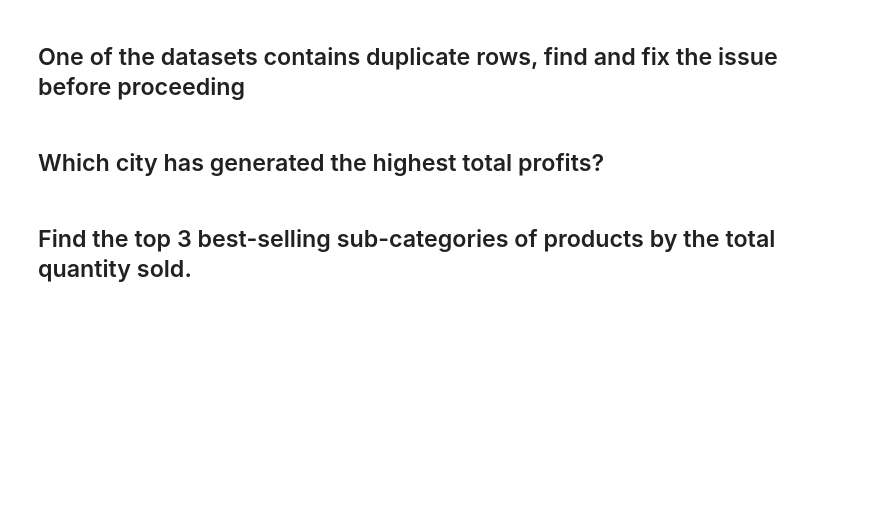
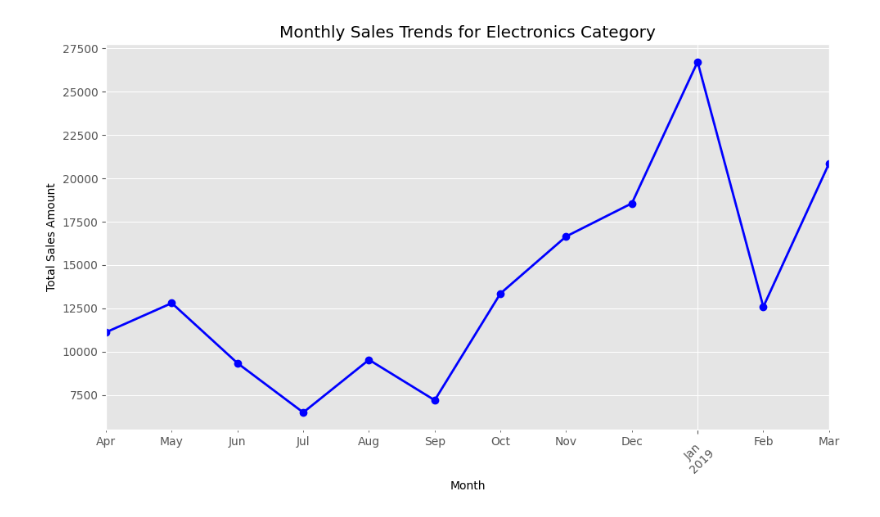
Before and after one commit to jamielatham15/codespaces-jupyter, a Jupyter notebook: notebooks/python-test.ipynb, the cells around one changed output. Drawn from its saved outputs; the diff is of its cells as text; code cells hidden in the pictures; blank space fills up the shorter version.

Commit message:
start building new tests for data engineer

```diff
--- a/notebooks/python-test.ipynb
+++ b/notebooks/python-test.ipynb
@@ -12,5 +18,8 @@ Solve the following data manipulation tasks
 # %%
 import pandas as pd
+import matplotlib.pyplot as plt
+
+plt.style.use('ggplot')
 # %%
 order_details = pd.read_csv('data/order_details_clean.csv')
 orders = pd.read_csv('data/orders_clean.csv')
@@ -24,6 +65,26 @@ sales.head()
-# %% [markdown]
-## One of the datasets contains duplicate rows, find and fix the issue before proceeding
-# %% [markdown]
-## Which city has generated the highest total profits?
-# %% [markdown]
-##  Find the top 3 best-selling sub-categories of products by the total quantity sold.
+# %%
+# Convert order_date to datetime format and set as index
+orders['order_date'] = pd.to_datetime(orders['order_date'], format='%Y-%m-%d')
+
+# Join the two dataframes and set the index
+electronics_orders = orders.merge(order_details, how='inner', on='order_id')
+electronics_orders.set_index('order_date', inplace=True)
+
+# Subset data for Electronics category
+electronics_orders = electronics_orders[electronics_orders['category'] == 'Electronics']
+# %%
+# Aggregate monthly sales
+monthly_sales = electronics_orders.resample('M')['amount'].sum()
+# %%
+# Plotting
+plt.figure(figsize=(10, 6))
+monthly_sales.plot(marker='o', linestyle='-', color='b', linewidth=2)
+plt.title('Monthly Sales Trends for Electronics Category')
+plt.xlabel('Month')
+plt.ylabel('Total Sales Amount')
+plt.grid(True)
+plt.xticks(rotation=45)
+plt.tight_layout()
+plt.show()
+# %% [output]
+[figure, added]
```
Also changed, not shown: parts of 9 cells of this notebook, 3 other files.
